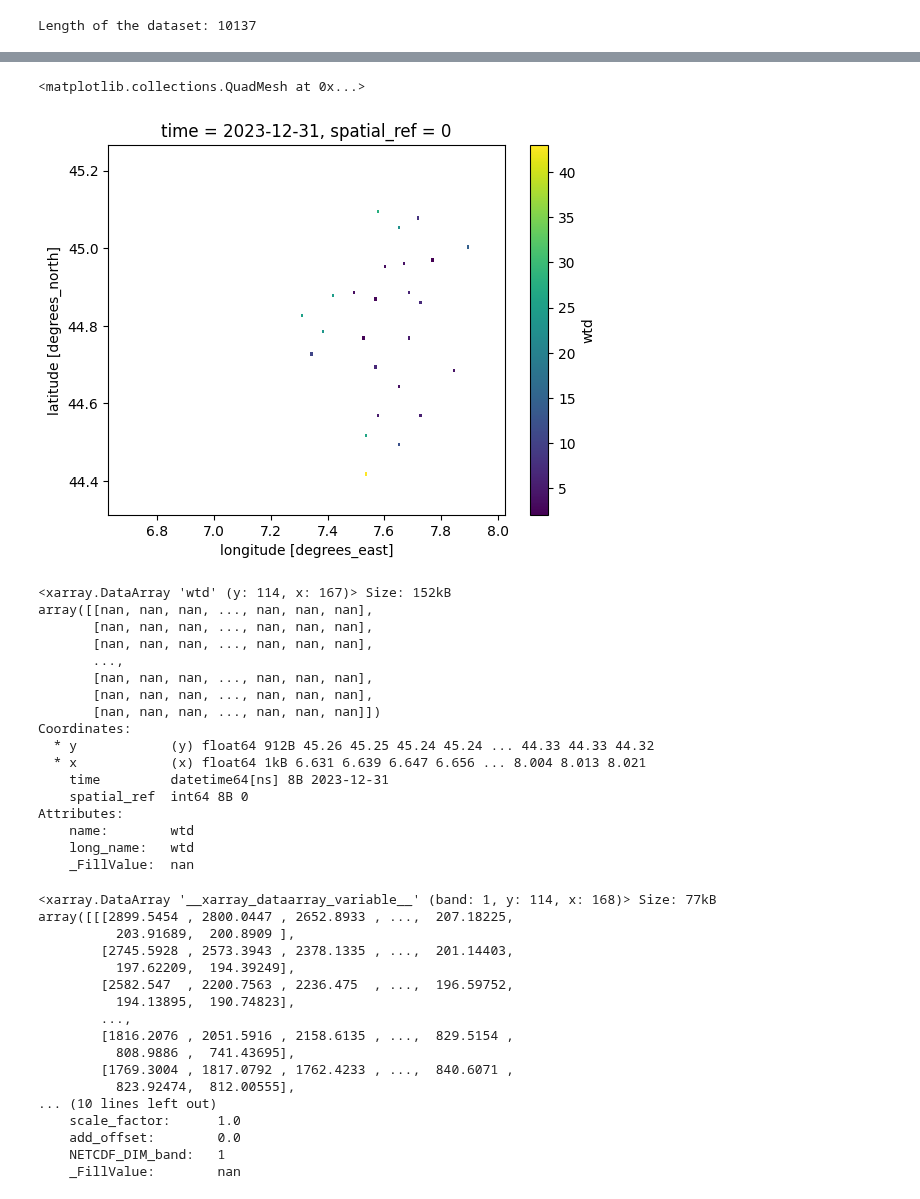
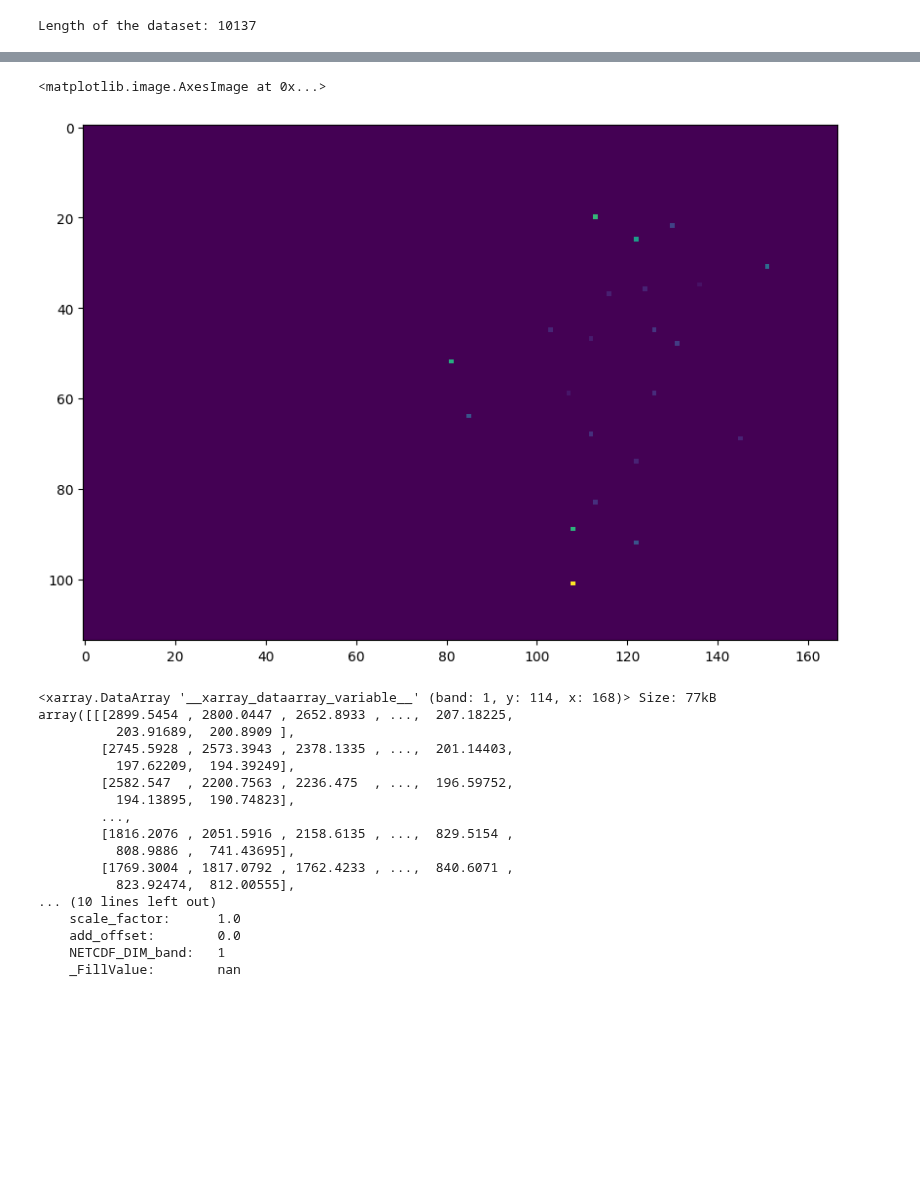
Before and after one commit to Matteo-Salis/physics-guided-gwl, a Jupyter notebook: src/notebooks/meteo_wtd_loader_2D.ipynb, the cells around one changed output, grey strips where cells are left out. Drawn from its saved outputs; the diff is of its cells as text; code cells hidden in the pictures; blank space fills up the shorter version.

```diff
--- a/src/notebooks/meteo_wtd_loader_2D.ipynb
+++ b/src/notebooks/meteo_wtd_loader_2D.ipynb
@@ -205,28 +189,9 @@ Sizes: torch.Size([114, 167, 2]) - torch.Size([10, 90, 9, 12]) - torch.Size([90,
-# %%
-ds.wtd_data_raserized["wtd"][-1].plot()
-# %% [output]
-<matplotlib.collections.QuadMesh at 0x...>
-[figure, removed]
-# %%
-ds.wtd_data_raserized["wtd"][-1]
-# %% [output]
-<xarray.DataArray 'wtd' (y: 114, x: 167)> Size: 152kB
-array([[nan, nan, nan, ..., nan, nan, nan],
-       [nan, nan, nan, ..., nan, nan, nan],
-       [nan, nan, nan, ..., nan, nan, nan],
-       ...,
-       [nan, nan, nan, ..., nan, nan, nan],
-       [nan, nan, nan, ..., nan, nan, nan],
-       [nan, nan, nan, ..., nan, nan, nan]])
-Coordinates:
-  * y            (y) float64 912B 45.26 45.25 45.24 45.24 ... 44.33 44.33 44.32
-  * x            (x) float64 1kB 6.631 6.639 6.647 6.656 ... 8.004 8.013 8.021
-    time         datetime64[ns] 8B 2023-12-31
-    spatial_ref  int64 8B 0
-Attributes:
-    name:        wtd
-    long_name:   wtd
-    _FillValue:  nan
+# %%
+plt.figure(figsize = (10,10))
+plt.imshow(x[0,:,:])
+# %% [output]
+<matplotlib.image.AxesImage at 0x...>
+[figure, added]
 # %%
 ds.dtm_roi_downsampled
 # %% [output]
```
Also changed, not shown: parts of 23 cells of this notebook.
